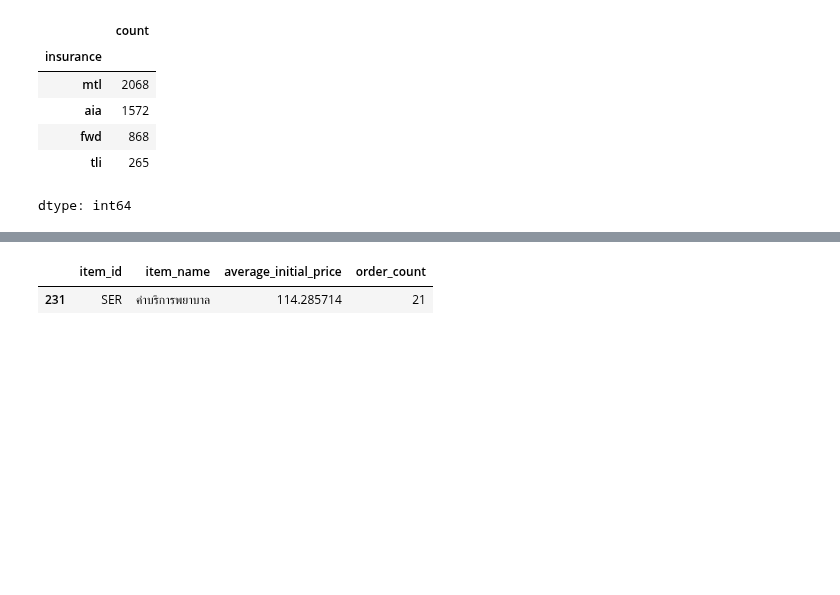
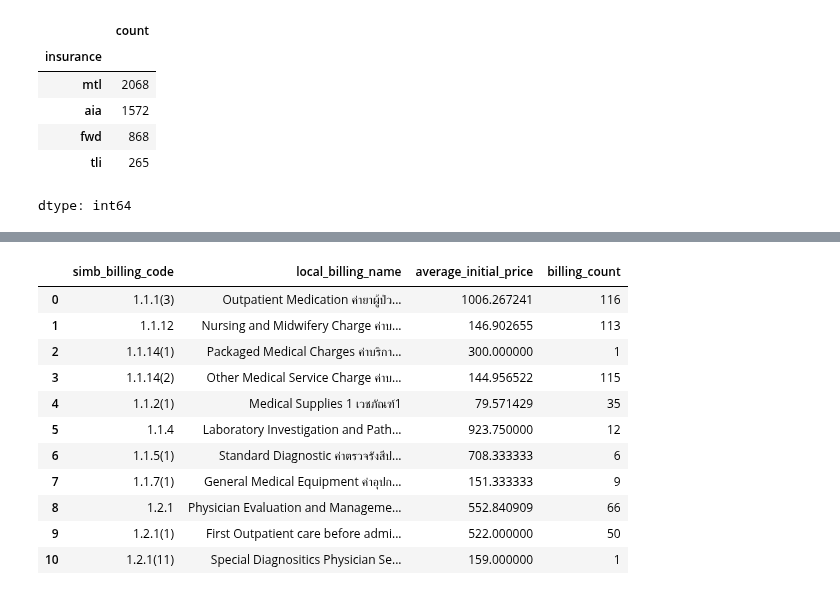
Before and after one commit to nxxk23/AI-Engineer, a Jupyter notebook: fraud/response.ipynb, the cells around one changed output, grey strips where cells are left out. Saved outputs shown, nothing was run; the diff lists cells and outputs as text; code cells hidden in the pictures; blank space fills up the shorter version.

```diff
--- a/fraud/response.ipynb
+++ b/fraud/response.ipynb
@@ -235,31 +240,41 @@ order_item_summary[order_item_summary['item_id']=='SER']
 # %%
 import json
 
-# กรองข้อมูลที่เป็นโรคที่ต้องการ เช่น "K300"
+# กรองข้อมูลตามการวินิจฉัยที่ต้องการ
 filtered_data = focus[
     focus['diagnosis'].apply(lambda x: any(d.get('icd10') == 'J000' for d in x))
 ]
 
-# สร้าง list เก็บ order_item ที่เกี่ยวข้องกับโรคที่กรองได้
-order_items = []
-for items in filtered_data['order_item']:
+# ตรวจสอบและโหลดข้อมูล billing
+billing_items = []
+for items in filtered_data['billing']:
+    items = json.loads(items)  # แปลง JSON string เป็น list ของ dictionary
     for item in items:
-        order_items.append(item)
+        billing_items.append(item)
 
-# แปลง order_items เป็น DataFrame เพื่อช่วยในการคำนวณ
-order_items_df = pd.DataFrame(order_items)
+# แปลง billing_items เป็น DataFrame เพื่อช่วยในการคำนวณ
+billing_items_df = pd.DataFrame(billing_items)
 
-# แปลง initial เป็น float ใน order_items_df
-order_items_df['initial'] = order_items_df['initial'].astype(float)
+# แปลง billing_initial เป็น float ใน billing_items_df
+billing_items_df['billing_initial'] = billing_items_df['billing_initial'].astype(float)
 
-# คำนวณค่าราคากลาง (mean) ของแต่ละ item_id, รวม item_name และจำนวนการสั่ง (count)
-order_item_summary = order_items_df.groupby(['item_id', 'item_name']).agg(
-    average_initial_price=('initial', 'mean'),
-    order_count=('initial', 'count')
+# คำนวณค่าราคากลาง (mean) ของแต่ละ simb_billing_code, รวม local_billing_name และจำนวนการสั่ง (count)
+billing_summary = billing_items_df.groupby(['simb_billing_code', 'local_billing_name']).agg(
+    average_initial_price=('billing_initial', 'mean'),
+    billing_count=('billing_initial', 'count')
 ).reset_index()
 
-# แสดงผลรายการ order_item, item_name, ราคากลาง และจำนวนการสั่ง
-order_item_summary[order_item_summary['item_id']=='SER']
+display(billing_summary)
 # %% [output]
-|  | item_id | item_name | average_initial_price | order_count |
-| 231 | SER | ค่าบริการพยาบาล | 114.285714 | 21 |
+|  | simb_billing_code | local_billing_name | average_initial_price | billing_count |
+| 0 | 1.1.1(3) | Outpatient Medication ค่ายาผู้ป่ว... | 1006.267241 | 116 |
+| 1 | 1.1.12 | Nursing and Midwifery Charge ค่าบ... | 146.902655 | 113 |
+| 2 | 1.1.14(1) | Packaged Medical Charges ค่าบริกา... | 300.000000 | 1 |
+| 3 | 1.1.14(2) | Other Medical Service Charge ค่าบ... | 144.956522 | 115 |
+| 4 | 1.1.2(1) | Medical Supplies 1 เวชภัณฑ์1 | 79.571429 | 35 |
+| 5 | 1.1.4 | Laboratory Investigation and Path... | 923.750000 | 12 |
+| 6 | 1.1.5(1) | Standard Diagnostic ค่าตรวจรังสีป... | 708.333333 | 6 |
+| 7 | 1.1.7(1) | General Medical Equipment ค่าอุปก... | 151.333333 | 9 |
+| 8 | 1.2.1 | Physician Evaluation and Manageme... | 552.840909 | 66 |
+| 9 | 1.2.1(1) | First Outpatient care before admi... | 522.000000 | 50 |
+| 10 | 1.2.1(11) | Special Diagnositics Physician Se... | 159.000000 | 1 |
```
Also changed, not shown: parts of 16 cells of this notebook.
